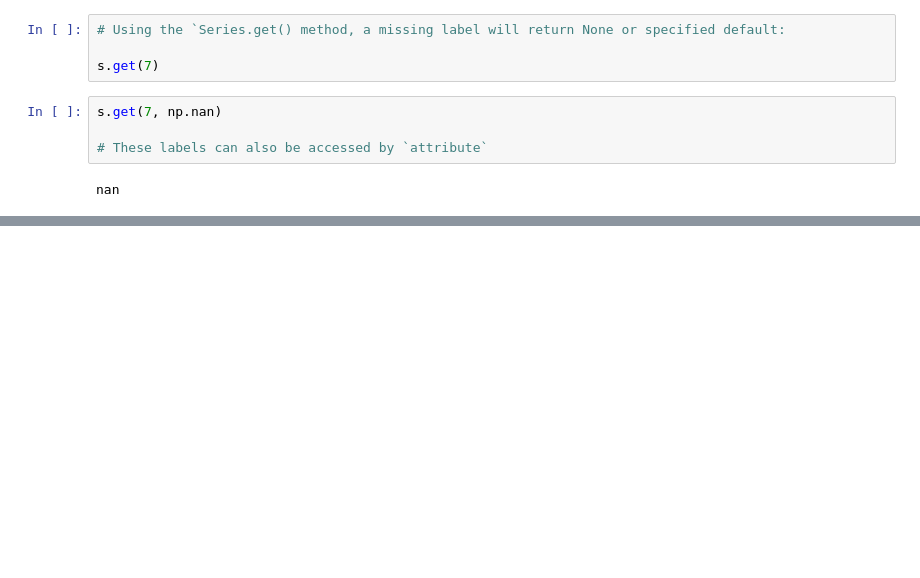
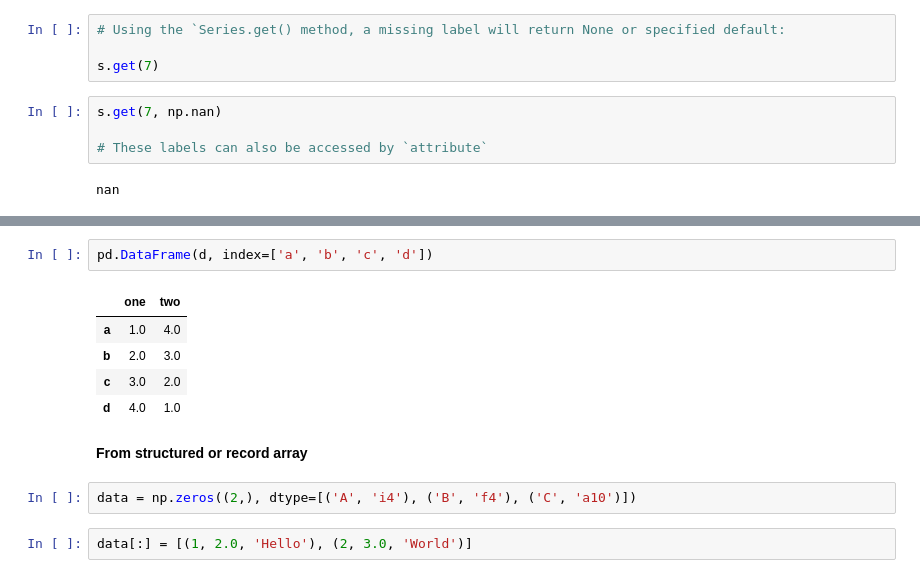
Before and after one commit to soyinkas1/PP00014_Pandas-Documentation-Walkthrough-Notebook_Application-Projects, a Jupyter notebook: Pandas Documentation Examples Walkthrough Notebook.ipynb, the cells around one changed output, grey strips where cells are left out. Saved outputs shown, nothing was run; the diff lists cells and outputs as text; blank space fills up the shorter version.

```diff
--- a/Pandas Documentation Examples Walkthrough Notebook.ipynb
+++ b/Pandas Documentation Examples Walkthrough Notebook.ipynb
@@ -1505,0 +1520,14 @@ If axis labels are not passed, they will be constructed from the input data base
+# %%
+pd.DataFrame(d, index=['a', 'b', 'c', 'd'])
+# %% [output]
+|  | one | two |
+| a | 1.0 | 4.0 |
+| b | 2.0 | 3.0 |
+| c | 3.0 | 2.0 |
+| d | 4.0 | 1.0 |
+# %% [markdown]
+**From structured or record array**
+# %%
+data = np.zeros((2,), dtype=[('A', 'i4'), ('B', 'f4'), ('C', 'a10')])
+# %%
+data[:] = [(1, 2.0, 'Hello'), (2, 3.0, 'World')]
```
Also changed, not shown: parts of 40 cells of this notebook.
